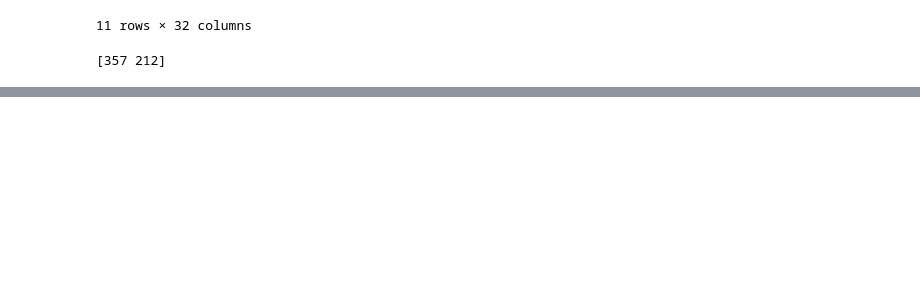
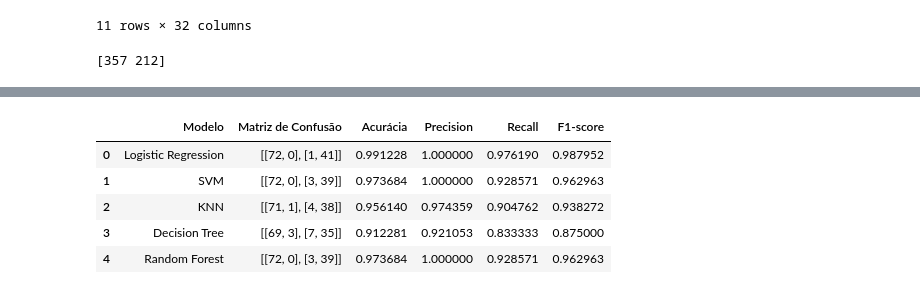
Before and after one commit to mariaclaraps/projeto-ciencia-dos-dados, a Jupyter notebook: notebooks/cancer_classificacao.ipynb, the cells around one changed output, grey strips where cells are left out. Drawn from its saved outputs; the diff is of its cells as text; code cells hidden in the pictures; blank space fills up the shorter version.

```diff
--- a/notebooks/cancer_classificacao.ipynb
+++ b/notebooks/cancer_classificacao.ipynb
@@ -183,0 +238,12 @@ weighted avg       0.99      0.99      0.99       114
+# %%
+pipe_rf = Pipeline([
+    ("model", RandomForestClassifier(class_weight="balanced", random_state=42))
+])
+
+param_rf = {
+    "model__n_estimators": [100, 200],
+    "model__max_depth": [None, 10, 20]
+}
+
+grid_rf = GridSearchCV(pipe_rf, param_rf, cv=cv, scoring="f1", n_jobs=-1)
+grid_rf.fit(X_train, y_train)
@@ -183,0 +281,10 @@ weighted avg       0.99      0.99      0.99       114
+# %%
+best_model = max(
+    [grid_lr, grid_svm, grid_knn, grid_dt, grid_rf],
+    key=lambda x: x.best_score_
+).best_estimator_
+
+y_pred = best_model.predict(X_test)
+
+print(confusion_matrix(y_test, y_pred))
+print(classification_report(y_test, y_pred))
@@ -183,0 +302,12 @@ weighted avg       0.99      0.99      0.99       114
+# %%
+def avaliar_modelo(nome, modelo, X_test, y_test):
+    y_pred = modelo.predict(X_test)
+
+    return {
+        "Modelo": nome,
+        "Matriz de Confusão": confusion_matrix(y_test, y_pred),
+        "Acurácia": accuracy_score(y_test, y_pred),
+        "Precision": precision_score(y_test, y_pred),
+        "Recall": recall_score(y_test, y_pred),
+        "F1-score": f1_score(y_test, y_pred)
+    }
@@ -183,0 +361,11 @@ weighted avg       0.99      0.99      0.99       114
+# %%
+df_resultados = pd.DataFrame(resultados)
+
+df_resultados
+# %% [output]
+|  | Modelo | Matriz de Confusão | Acurácia | Precision | Recall | F1-score |
+| 0 | Logistic Regression | [[72, 0], [1, 41]] | 0.991228 | 1.000000 | 0.976190 | 0.987952 |
+| 1 | SVM | [[72, 0], [3, 39]] | 0.973684 | 1.000000 | 0.928571 | 0.962963 |
+| 2 | KNN | [[71, 1], [4, 38]] | 0.956140 | 0.974359 | 0.904762 | 0.938272 |
+| 3 | Decision Tree | [[69, 3], [7, 35]] | 0.912281 | 0.921053 | 0.833333 | 0.875000 |
+| 4 | Random Forest | [[72, 0], [3, 39]] | 0.973684 | 1.000000 | 0.928571 | 0.962963 |
```
Also changed, not shown: parts of 22 cells of this notebook.
